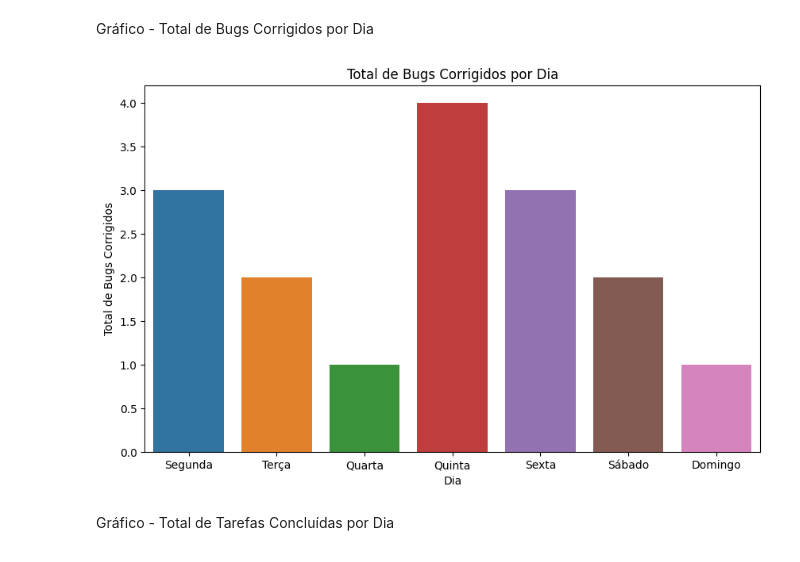
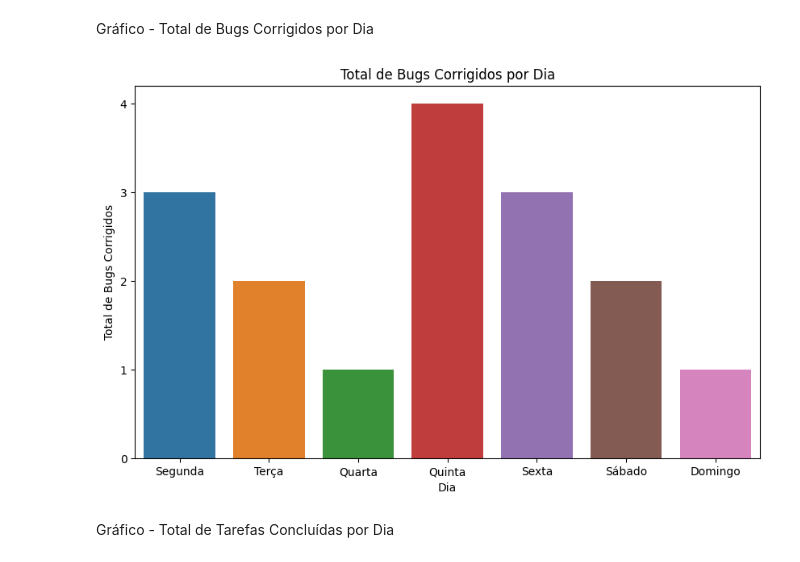
Before and after one commit to wdson91/Modulo-4_Relatorios-de-Progresso, a Jupyter notebook: Projeto_Individual.ipynb, the cells around one changed output. Saved outputs shown, nothing was run; the diff lists cells and outputs as text; code cells hidden in the pictures.

```diff
--- a/Projeto_Individual.ipynb
+++ b/Projeto_Individual.ipynb
@@ -57,12 +57,13 @@ Gráfico - Total de Bugs Corrigidos por Dia
 # %%
 plt.figure(figsize=(10, 6))
 sns.barplot(x='Dia', y='Bugs Corrigidos', data=df)
 plt.title('Total de Bugs Corrigidos por Dia')
 plt.xlabel('Dia')
 plt.ylabel('Total de Bugs Corrigidos')
+plt.yticks(np.arange(0, df['Bugs Corrigidos'].max() + 1, 1))
 plt.show()
 # %% [output]
-[figure, old version]
+[figure, new version]
 # %% [markdown]
 Gráfico - Total de Tarefas Concluídas por Dia
 # %%
```
